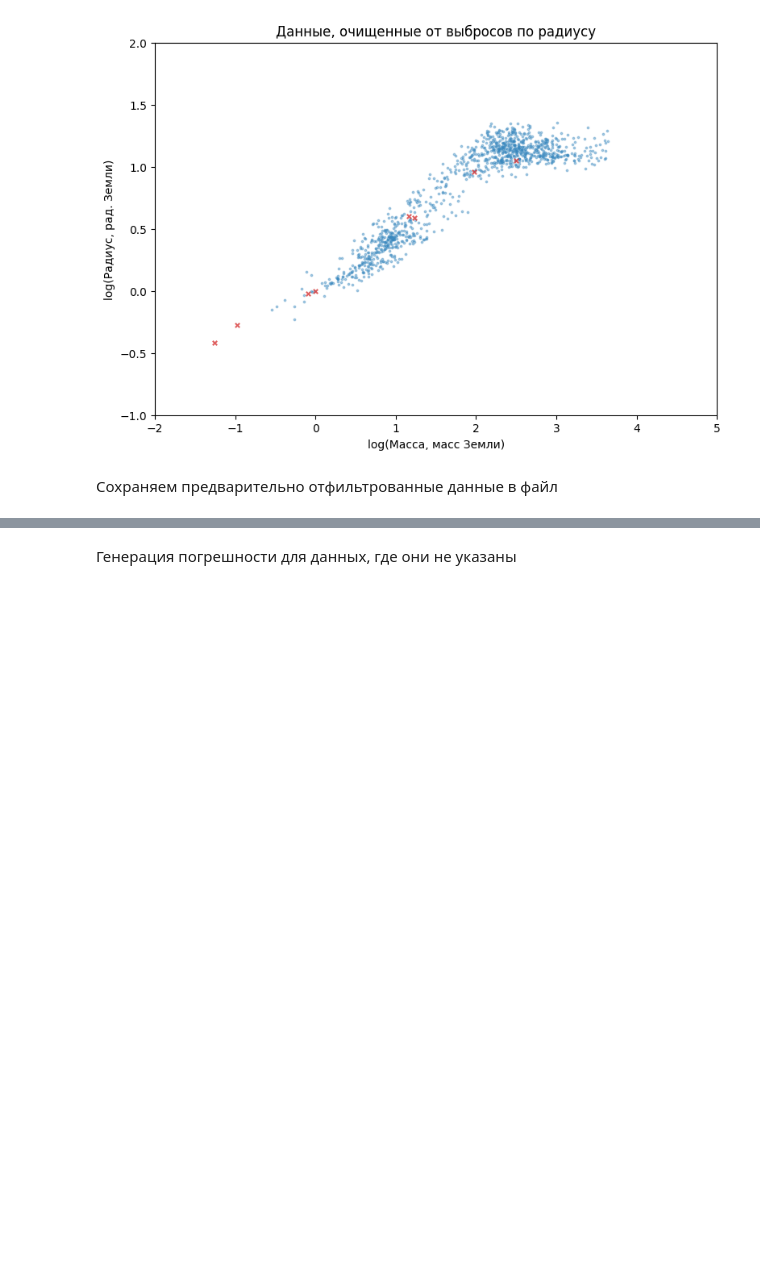
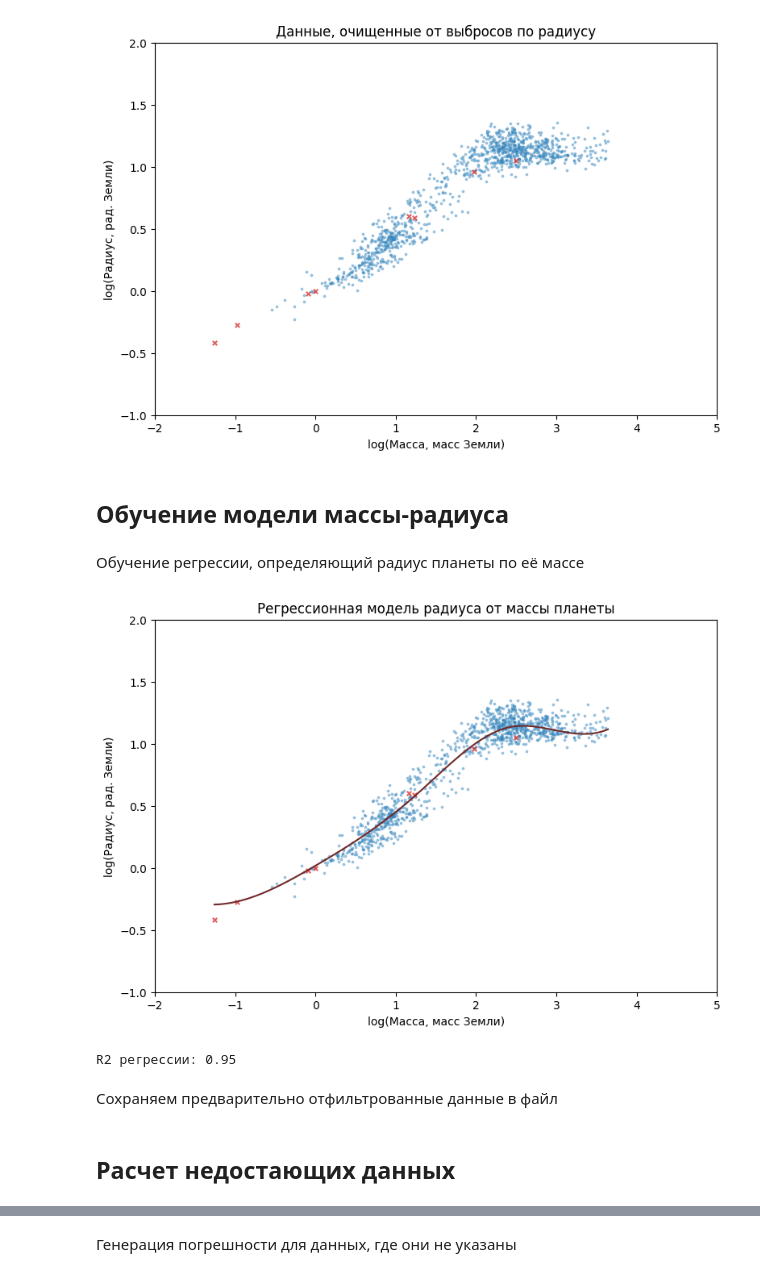
Before and after one commit to ochobkaa/exoplanetmodel, a Jupyter notebook: exoplanets.ipynb, the cells around one changed output, grey strips where cells are left out. Saved outputs shown, nothing was run; the diff lists cells and outputs as text; code cells hidden in the pictures; blank space fills up the shorter version.

```diff
--- a/exoplanets.ipynb
+++ b/exoplanets.ipynb
@@ -38,7 +39,7 @@ def get_log_prad(df):
 # %% [markdown]
 Функция отображения данных по осям логарифма радиуса в Землях и логарифма массы в Землях
 # %%
-def show_mass_radius_plot(p_df, s_df, title):
+def show_mass_radius_plot(p_df, s_df, title, reg=None):
     p_mass = get_log_pmass(p_df)
     p_radius = get_log_prad(p_df)
 
@@ -64,6 +65,16 @@ def show_mass_radius_plot(p_df, s_df, title):
 
     axes.set_xlim(-2, 5)
     axes.set_ylim(-1, 2)
+
+    if reg:
+        min_mass = min(p_mass + s_mass)
+        max_mass = max(p_mass + s_mass)
+
+        probe_mass = np.arange(min_mass, max_mass, 0.01)
+
+        s_radius_c = reg.calc(mass=probe_mass)
+
+        axes.plot(probe_mass, s_radius_c, c="#712929")
 
     plot.show()
 
@@ -240,5 +251,20 @@ p_only_planets = mr_ouclean.clean(p_only_planets, "mass", "radius", 0.05, log_da
 show_mass_radius_plot(p_only_planets, s_df, "Данные, очищенные от выбросов по радиусу")
 # %% [output]
 [figure]
+# %% [markdown]
+<h2>Обучение модели массы-радиуса</h2>
+# %% [markdown]
+Обучение регрессии, определяющий радиус планеты по её массе
+# %%
+p_concat = pd.concat([p_only_planets, s_df], ignore_index=True)
+
+mr_model = model.MassRadiusLogRegression()
+mr_model.learn(p_concat)
+
+show_mass_radius_plot(p_only_planets, s_df, "Регрессионная модель радиуса от массы планеты", reg=mr_model)
+print("R2 регрессии: {0:.2f}".format(mr_model.R2))
+# %% [output]
+[figure, added]
+R2 регрессии: 0.95
 # %% [markdown]
 Сохраняем предварительно отфильтрованные данные в файл
@@ -249,3 +273,5 @@ p_only_planets.to_csv("exo_filtered.csv")
+# %% [markdown]
+<h2>Расчет недостающих данных</h2>
 # %%
 SP_CLASS_TABLE = {
     "B": (10000.0, 30000.0),
```
Also changed, not shown: parts of 10 cells of this notebook, 1 other file.
